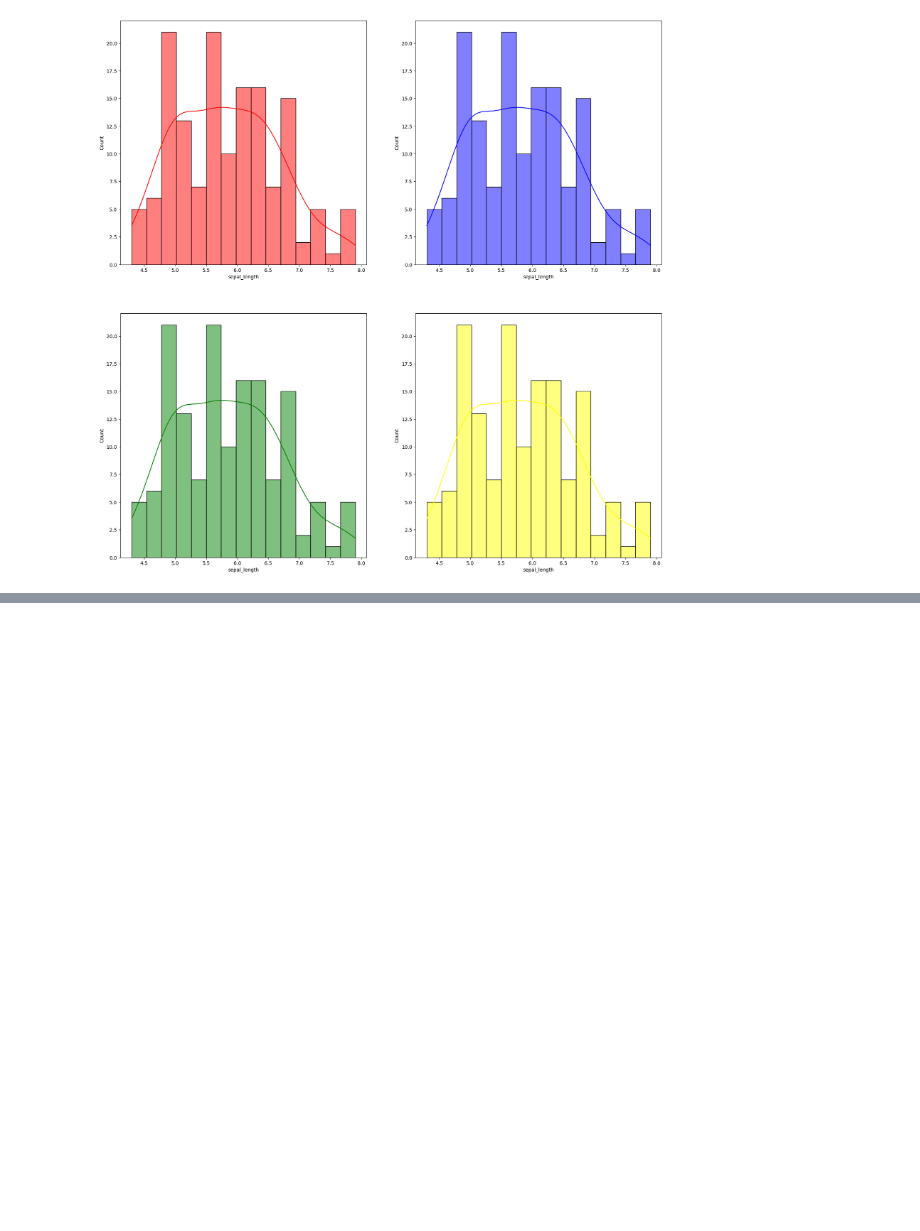
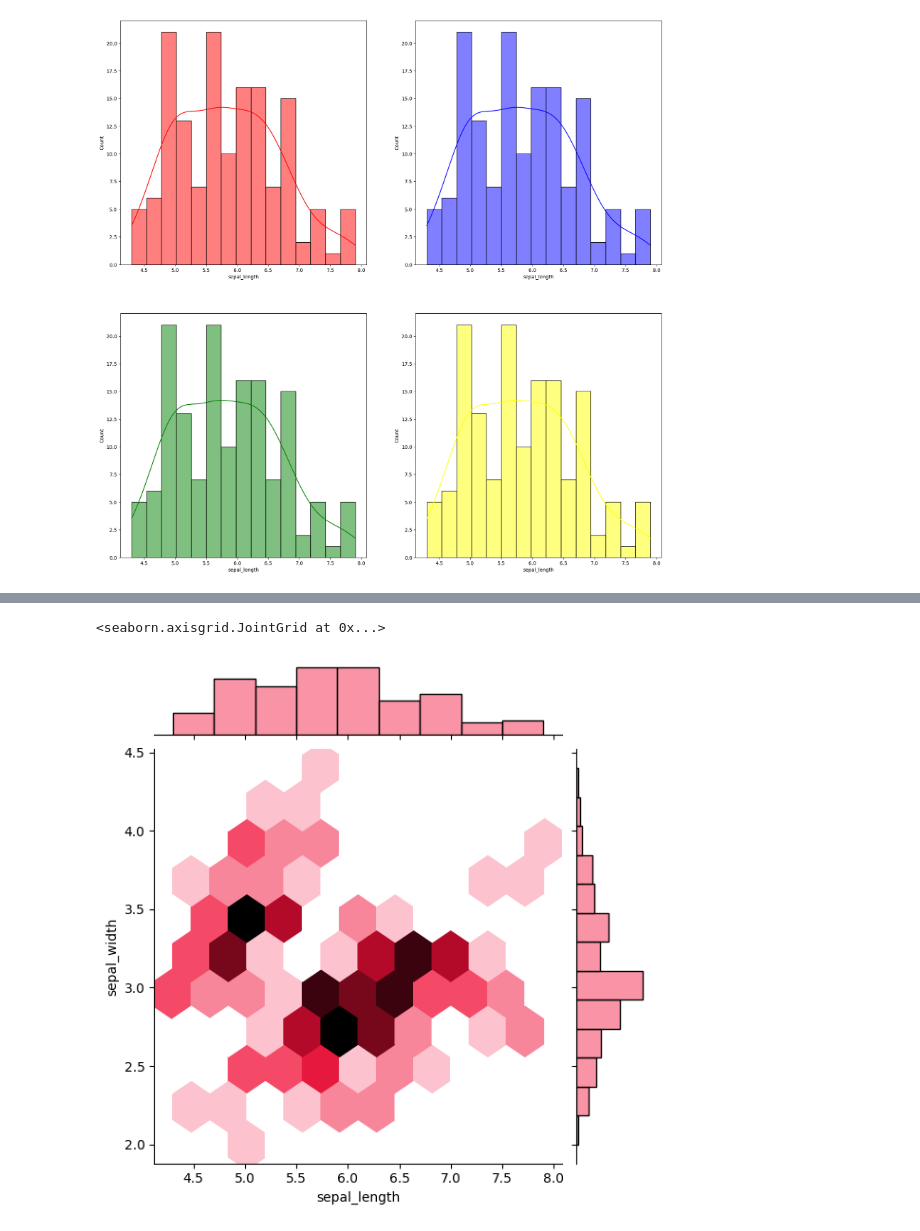
Before and after one commit to Voidcod/python-data-science, a Jupyter notebook: visualization.ipynb, the cells around one changed output, grey strips where cells are left out. Saved outputs shown, nothing was run; the diff lists cells and outputs as text; code cells hidden in the pictures; blank space fills up the shorter version.

```diff
--- a/visualization.ipynb
+++ b/visualization.ipynb
@@ -82,0 +100,6 @@ sns.histplot(df,x='sepal_length',bins=15,kde=True,ax=ax[1,1],color="yellow")
+# %%
+sns.set_palette('husl')
+sns.jointplot(df,x='sepal_length',y='sepal_width',palette='rainbow',kind='hex')
+# %% [output]
+<seaborn.axisgrid.JointGrid at 0x...>
+[figure, added]
```
Also changed, not shown: parts of 8 cells of this notebook, 6 other files.
